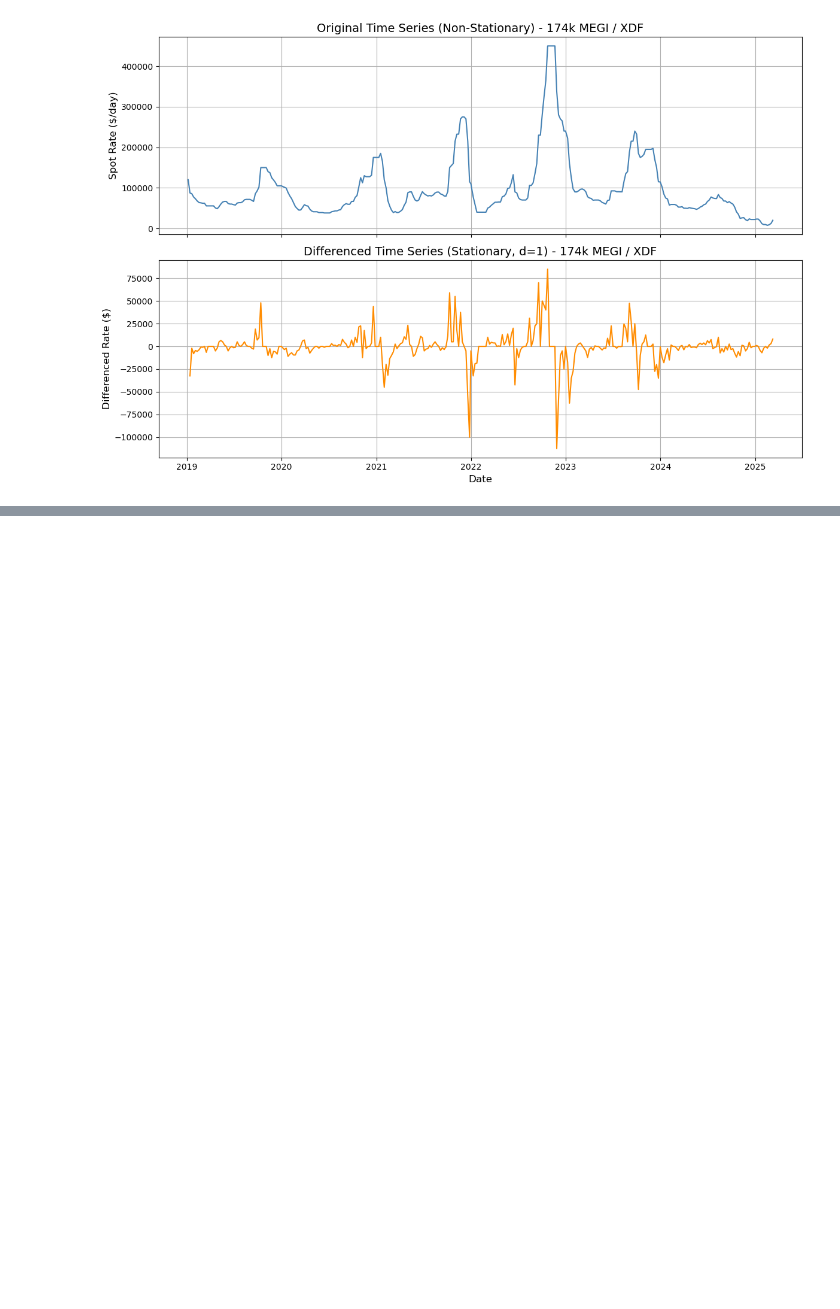
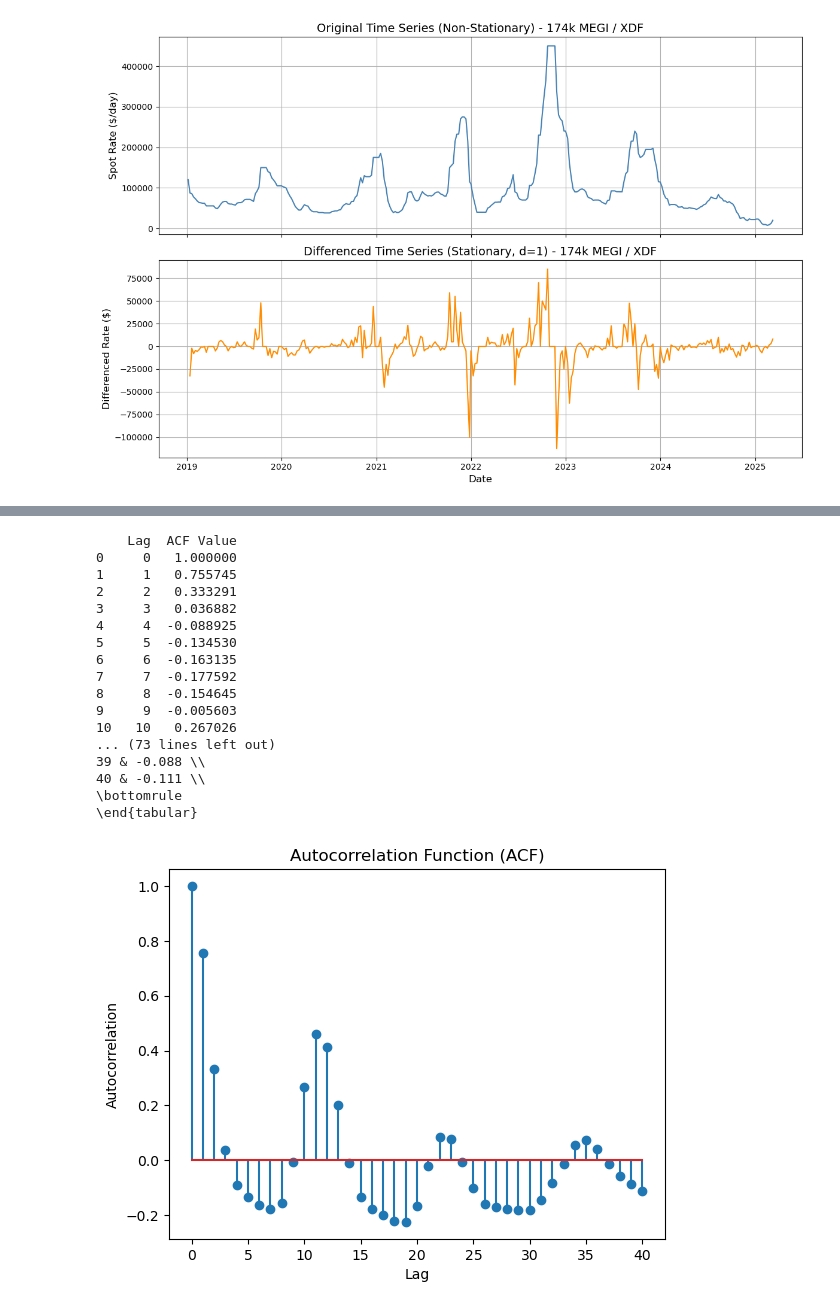
Before and after one commit to thomasmatre/LNGMaster, a Jupyter notebook: Lucas/ARIMA.ipynb, the cells around one changed output, grey strips where cells are left out. Drawn from its saved outputs; the diff is of its cells as text; code cells hidden in the pictures; blank space fills up the shorter version.

```diff
--- a/Lucas/ARIMA.ipynb
+++ b/Lucas/ARIMA.ipynb
@@ -74,3 +66,58 @@ plt.show()
+# %%
+import pandas as pd
+import matplotlib.pyplot as plt
+from statsmodels.tsa.stattools import acf
+
+# Load your data
+df = pd.read_csv("cleandata.csv", parse_dates=["Date"])
+df.set_index("Date", inplace=True)
+
+# Use the correct column name below
+series = df["LNG 174K CBM (2-stroke dual fuel) Spot Rate (avg., $/day)"]
+
+# Compute ACF for all lags up to 40
+acf_values = acf(series, nlags=40)
+
+# Store in DataFrame
+acf_table = pd.DataFrame({
+    "Lag": range(len(acf_values)),
+    "ACF Value": acf_values
+})
+
+# Print the full table
+print(acf_table)
+
+# Export to CSV for use in Excel or elsewhere
+acf_table.to_csv("acf_values.csv", index=False)
+
+# Print as a LaTeX table (copy-paste the output to your thesis)
+print(acf_table.to_latex(index=False, float_format="%.3f"))
+
+# (Optional) Plot ACF for visual check
+plt.stem(acf_table["Lag"], acf_table["ACF Value"])
+plt.xlabel("Lag")
+plt.ylabel("Autocorrelation")
+plt.title("Autocorrelation Function (ACF)")
+plt.show()
+# %% [output]
+    Lag  ACF Value
+0     0   1.000000
+1     1   0.755745
+2     2   0.333291
+3     3   0.036882
+4     4  -0.088925
+5     5  -0.134530
+6     6  -0.163135
+7     7  -0.177592
+8     8  -0.154645
+9     9  -0.005603
+10   10   0.267026
+... (73 lines left out)
+39 & -0.088 \\
+40 & -0.111 \\
+\bottomrule
+\end{tabular}
+[figure, added]
 # %%
 import pandas as pd
 import matplotlib.pyplot as plt
```
Also changed, not shown: parts of 2 cells of this notebook, 6 other files.
